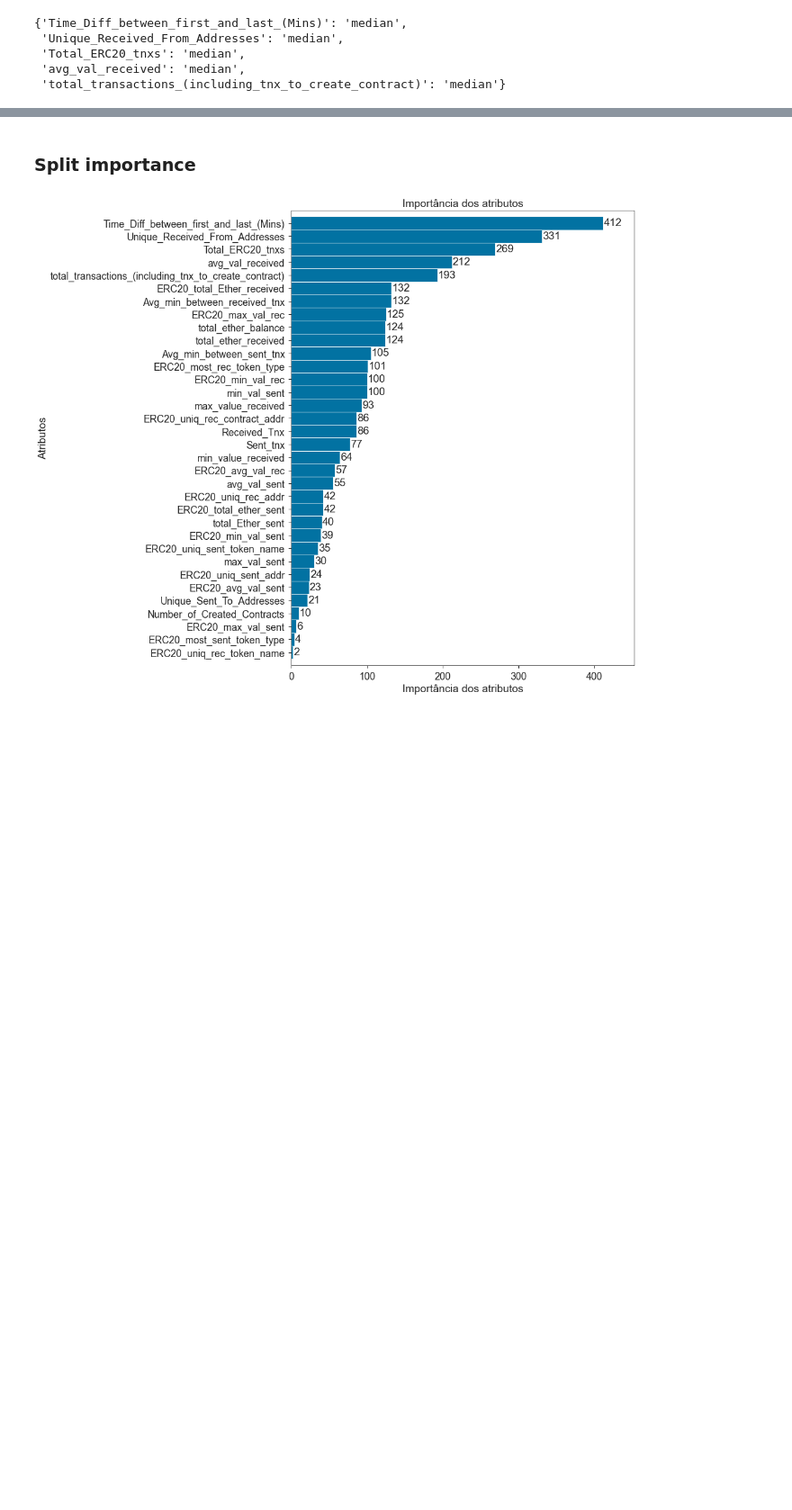
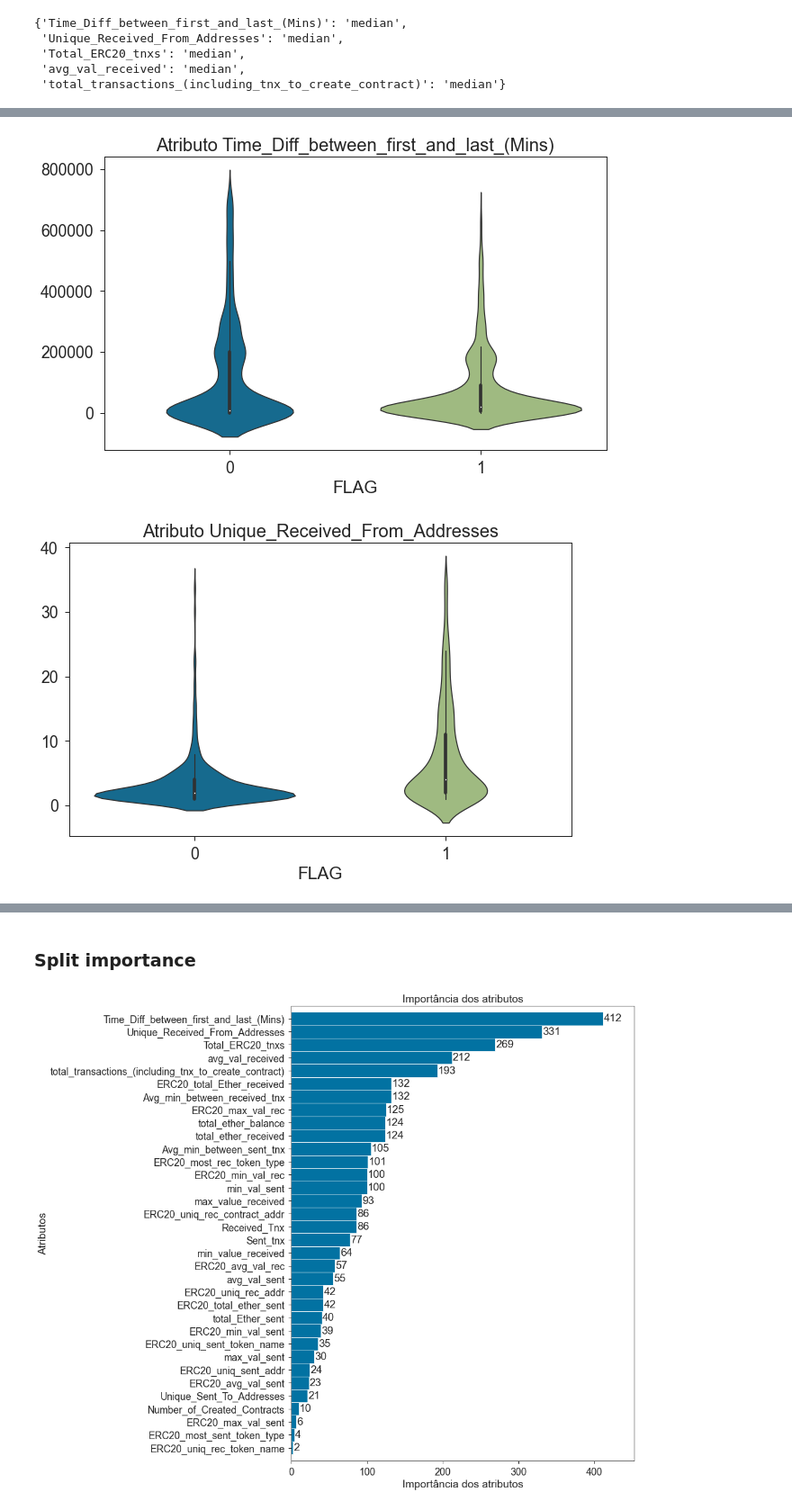
Before and after one commit to guyrux/ethereum_laundering, a Jupyter notebook: notebooks/03-ethereum_modeling_v2-suto.ipynb, the cells around one changed output, grey strips where cells are left out. Shown at 90% size. Saved outputs shown, nothing was run; the diff lists cells and outputs as text; code cells hidden in the pictures; blank space fills up the shorter version.

Commit message:
analytics - I added boxplots and violinplots comparing licit and illicit wallets.

```diff
--- a/notebooks/03-ethereum_modeling_v2-suto.ipynb
+++ b/notebooks/03-ethereum_modeling_v2-suto.ipynb
@@ -768,11 +768,3 @@ df_important_features_agg
 |  | FLAG | Time_Diff_between_first_and_last_... | Unique_Received_From_Addresses | Total_ERC20_tnxs | avg_val_received | ... |
 | 0 | 0 | 39083.50000 | 2.00000 | 0.00000 | 7.58670 | ... |
 | 1 | 1 | 7539.27000 | 3.00000 | 1.00000 | 0.50013 | ... |
-# %%
-for column in lst_most_important_features:
-    ax = sns.boxplot(data=df_important_features.loc[
-        (df_important_features[column] < np.percentile(df_important_features[column], 95)) &
-        (df_important_features[column] > np.percentile(df_important_features[column], 5))
-    ], x='FLAG', y=column, fliersize=0)
-
-    plt.show();
@@ -784,0 +771,20 @@ for column in lst_most_important_features:
+# %%
+for column in lst_most_important_features:
+    max_lim = np.percentile(df_important_features[column], 95)
+    min_lim = np.percentile(df_important_features[column], 5)
+
+    plt.figure(figsize=(10, 6))
+    # plt.ylim(-100, 550000)
+
+    ax = sns.violinplot(data=df_important_features.loc[
+        (df_important_features[column] < max_lim) &
+        (df_important_features[column] > min_lim)
+    ], x='FLAG', y=column, fliersize=0)
+    ax.set_title(f"Atributo {column}", fontsize=20)
+    ax.set_ylabel(None)
+
+
+    plt.show();
+# %% [output]
+[figure, added]
+[figure, added]
```
Also changed, not shown: parts of 10 cells of this notebook, 1 other file.
